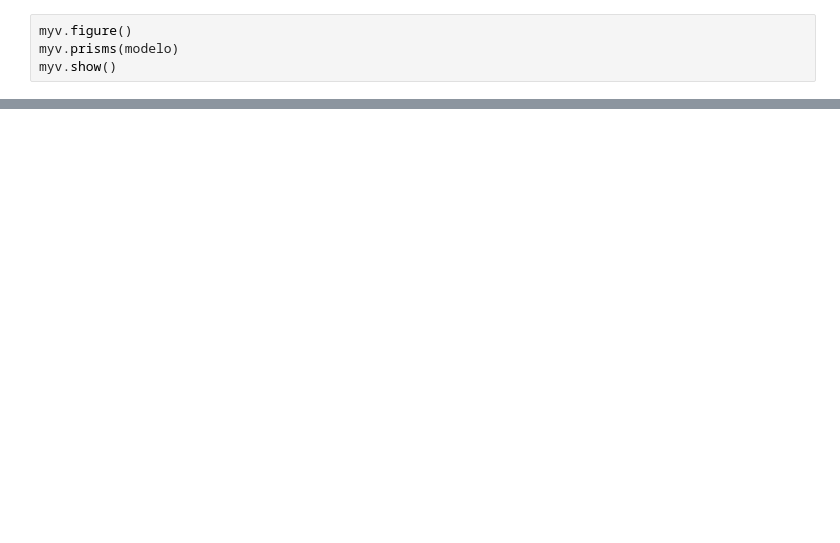
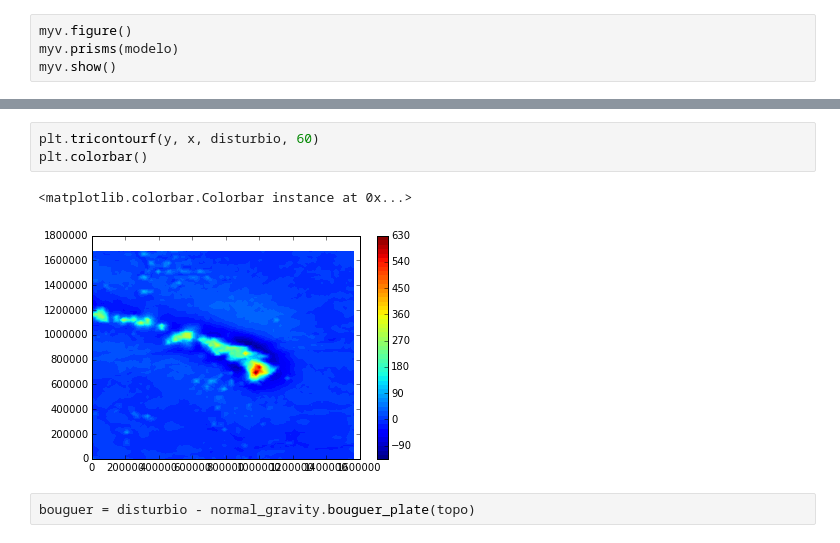
Before and after one commit to marcelobianchi/verao2016, a Jupyter notebook: DiaTres/tour-fatiando.ipynb, the cells around one changed output, grey strips where cells are left out. Cells and saved outputs as stored; diff of their text form; blank space fills up the shorter version.

```diff
--- a/DiaTres/tour-fatiando.ipynb
+++ b/DiaTres/tour-fatiando.ipynb
@@ -108,0 +134,8 @@ myv.show()
+# %%
+plt.tricontourf(y, x, disturbio, 60)
+plt.colorbar()
+# %% [output]
+<matplotlib.colorbar.Colorbar instance at 0x...>
+[figure, added]
+# %%
+bouguer = disturbio - normal_gravity.bouguer_plate(topo)
```
Also changed, not shown: parts of 19 cells of this notebook, 1 other file.
